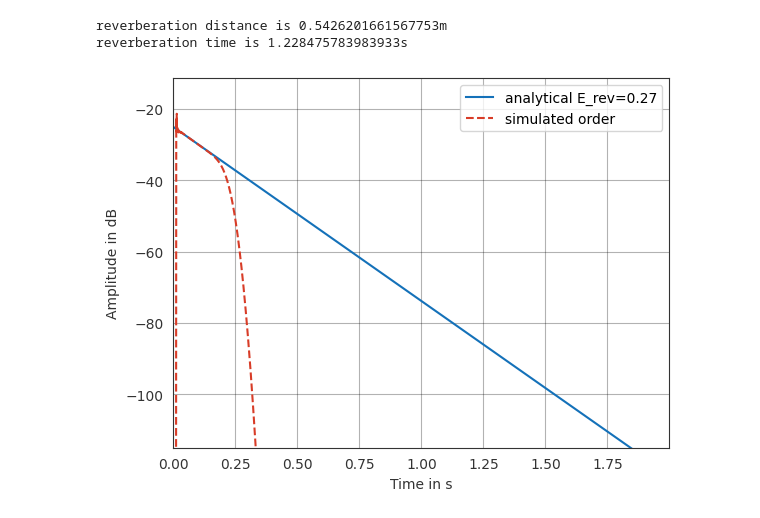
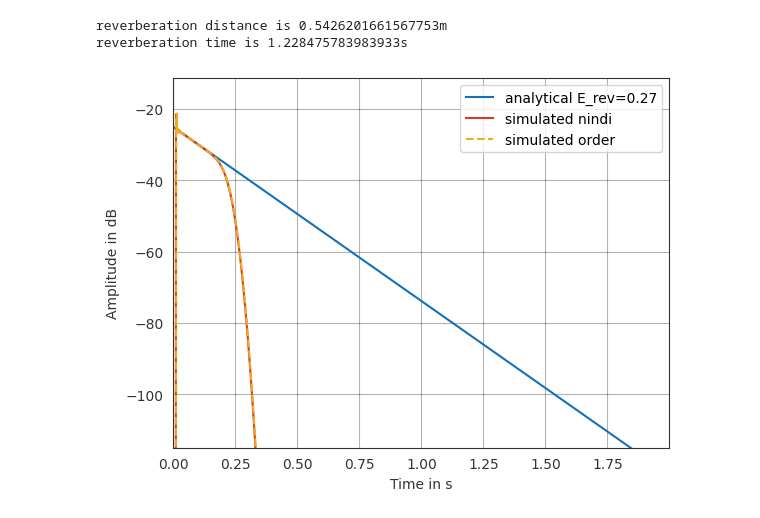
Before and after one commit to sparrow-acoustics/sparrowpy, a Jupyter notebook: examples/validate_new_order_vs_analytic.ipynb, the cells around one changed output. Saved outputs shown, nothing was run; the diff lists cells and outputs as text; code cells hidden in the pictures.

```diff
--- a/examples/validate_new_order_vs_analytic.ipynb
+++ b/examples/validate_new_order_vs_analytic.ipynb
@@ -83,23 +83,23 @@ E_reverb_analytical = 4/A
 # %%
 t = reverberation_order.times
 w_0 = E_reverb_analytical/ V # Kuttruff Eq 4.7
 t_0 = 0.03
 reverberation_analytic = w_0 * np.exp(+(speed_of_sound*S*np.log(1-alpha_dash)/(4*V))*(t-t_0)) # Kuttruff Eq 4.10
 reverberation_analytic = pf.Signal(reverberation_analytic, sampling_rate=sampling_rate)
 plt.figure()
 pf.plot.time(
     reverberation_analytic, dB=True, log_prefix=10,
     label=f'analytical E_rev={E_reverb_analytical:0.2f}')
-# pf.plot.time(
-#     reverberation_nindi, dB=True, log_prefix=10,
-#     label='simulated nindi',
-#     linestyle='--')
+pf.plot.time(
+    reverberation_nindi, dB=True, log_prefix=10,
+    label='simulated nindi',
+    linestyle='-')
 pf.plot.time(
     reverberation_order, dB=True, log_prefix=10,
     label='simulated order',
     linestyle='--')
 
 plt.legend()
 plt.show()
 # %% [output]
-[figure, old version]
+[figure, new version]
```
Also changed, not shown: 9 other files.
